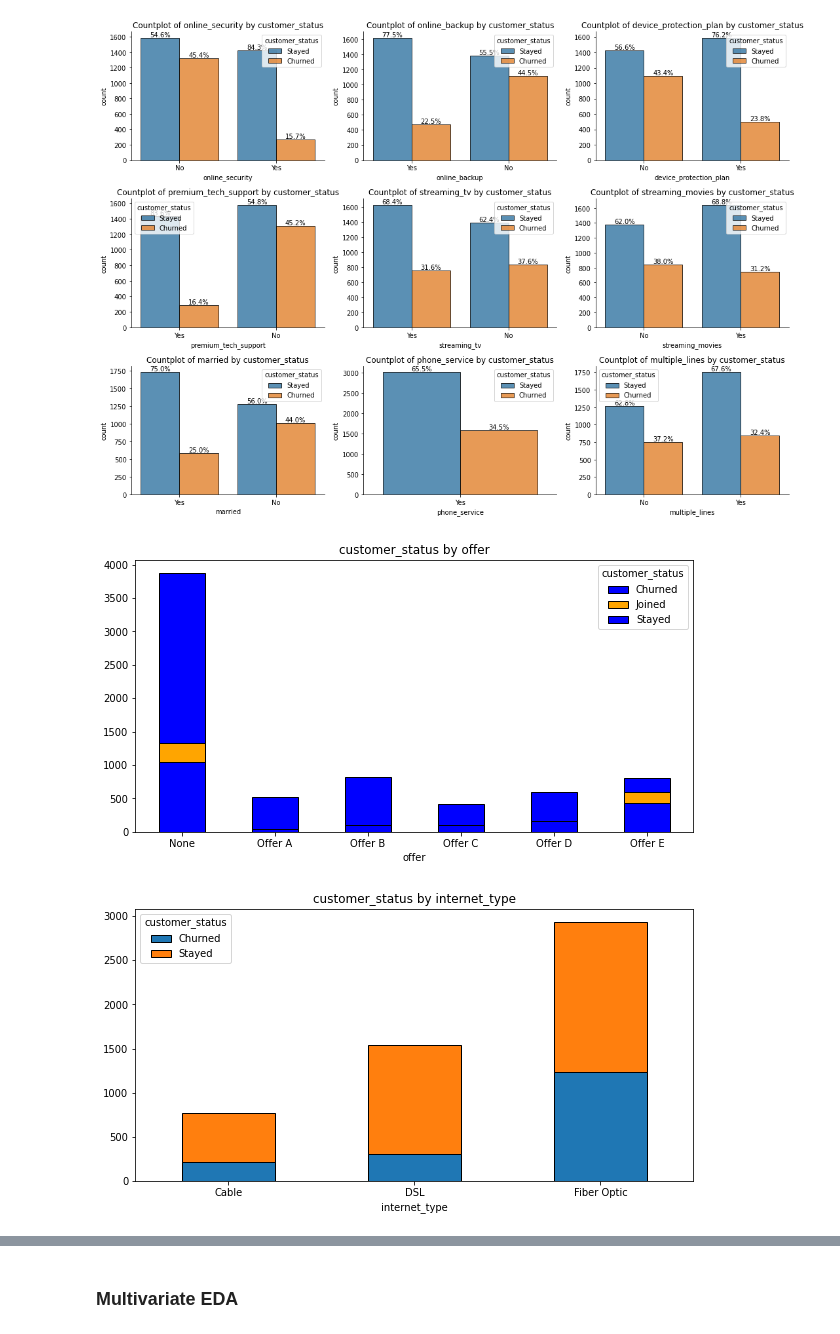
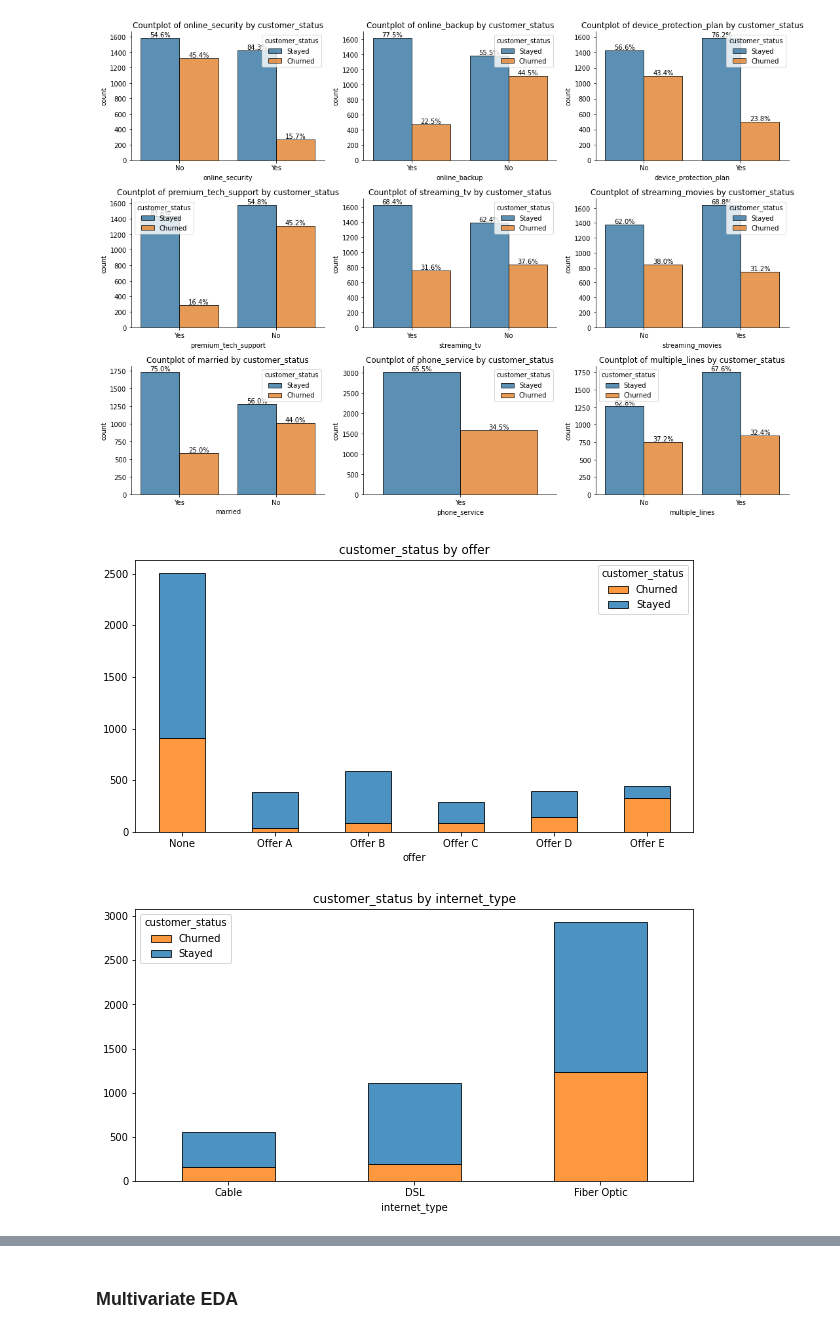
Before and after one commit to LucasO21/ml-with-python, a Jupyter notebook: telecom_customer_churn/ipynb/telecom_churn_prediction.ipynb, the cells around one changed output, grey strips where cells are left out. Cells and saved outputs as stored; diff of their text form; code cells hidden in the pictures.

```diff
--- a/telecom_customer_churn/ipynb/telecom_churn_prediction.ipynb
+++ b/telecom_customer_churn/ipynb/telecom_churn_prediction.ipynb
@@ -192,19 +196,19 @@ for feature, ax in zip(num_features, axes.ravel()):
 # %% [markdown]
 ### Distribution of Categorical Features
 # %%
-data = df_churn.dropna()
+df_churn_dropna = df_churn.dropna()
 
 features = ["online_security", "online_backup", "device_protection_plan", "premium_tech_support", "streaming_tv", "streaming_movies", "married", "phone_service",
            "multiple_lines"]
 hue = "customer_status"
-hue_type = data[hue].dtype.type
+hue_type = df_churn_dropna[hue].dtype.type
 
 fig, axs = plt.subplots(3, 3, figsize=(18, 13))
 plt.subplots_adjust(wspace=0.2, hspace=0.3)
 
 # group ordering differs by dtype
 for feat, ax in zip(features, axs.ravel()):
-    col = data[feat]
+    col = df_churn_dropna[feat]
     if col.dtype == 'category':
         groups = col.cat.categories
     elif col.dtype == 'bool':
@@ -213,10 +217,10 @@ for feat, ax in zip(features, axs.ravel()):
         groups = col.unique()
 
     # within-feature proportions
-    proportions = data.groupby(feat)[hue].value_counts(normalize=True)
+    proportions = df_churn_dropna.groupby(feat)[hue].value_counts(normalize=True)
 
     # countplots
-    sns.countplot(x=feat, hue=hue, edgecolor='k', alpha=0.8, data=data, ax=ax)
+    sns.countplot(x=feat, hue=hue, edgecolor='k', alpha=0.8, data=df_churn_dropna, ax=ax)
     ax.set_title(f'Countplot of {feat} by {hue}')
     sns.despine()
 
@@ -232,19 +236,19 @@ def stacked_bar_plot(data, feature, xtick_rotation=0):
 
     df_crosstab = pd.crosstab(index=data[feature], columns=data["customer_status"])
 
-    df_crosstab.plot(kind = "bar", stacked=True, figsize=(10, 5), color=["blue", "orange"], edgecolor="k");
+    df_crosstab.plot(kind = "bar", stacked=True, figsize=(10, 5), color=["#ff7f0e", "#1f77b4"], edgecolor="k", alpha=0.8);
     plt.title(f"customer_status by {feature}");
     plt.xticks(rotation=xtick_rotation)
 # %%
 # customer status by offer
-stacked_bar_plot(data = df_churn, feature = "offer")
+stacked_bar_plot(data = df_churn_dropna, feature = "offer")
 # %% [output]
-[figure, old version]
+[figure, new version]
 # %%
 # customer status by internet type
-stacked_bar_plot(data = df_churn, feature = "internet_type")
+stacked_bar_plot(data = df_churn_dropna, feature = "internet_type")
 # %% [output]
-[figure, old version]
+[figure, new version]
 # %%
 # customer status by payment method
 stacked_bar_plot(data = df_churn, feature = "payment_method");
```
Also changed, not shown: parts of 7 cells of this notebook.
